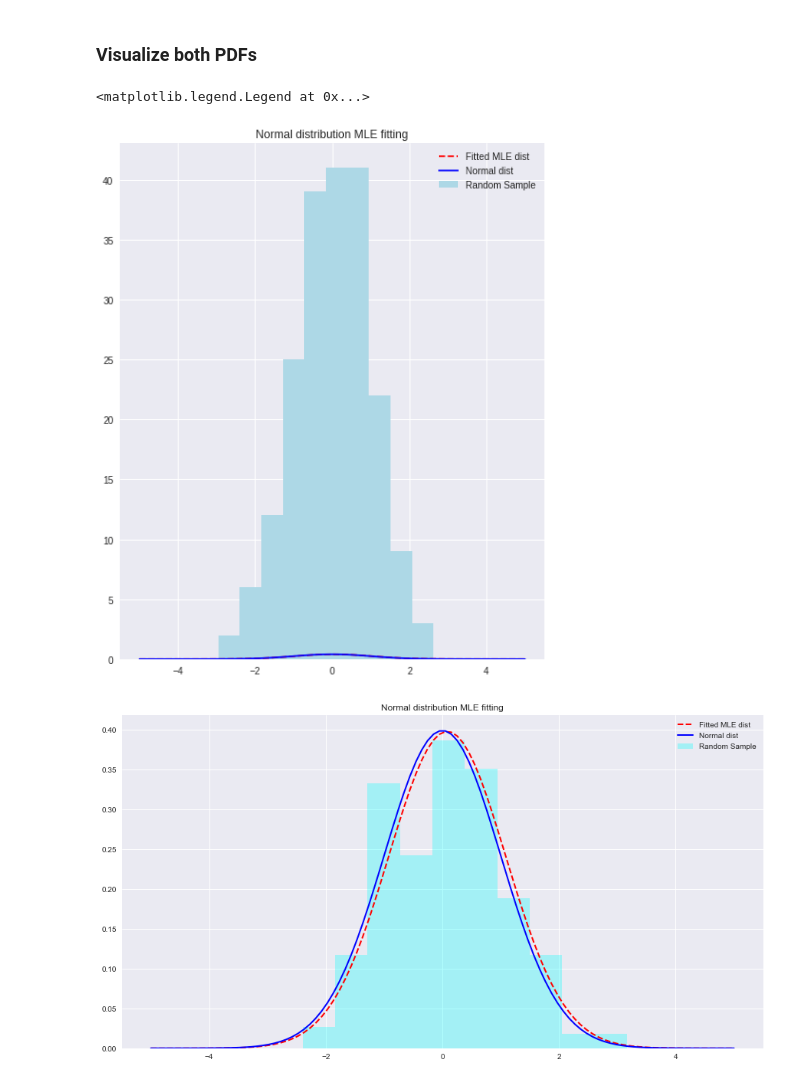
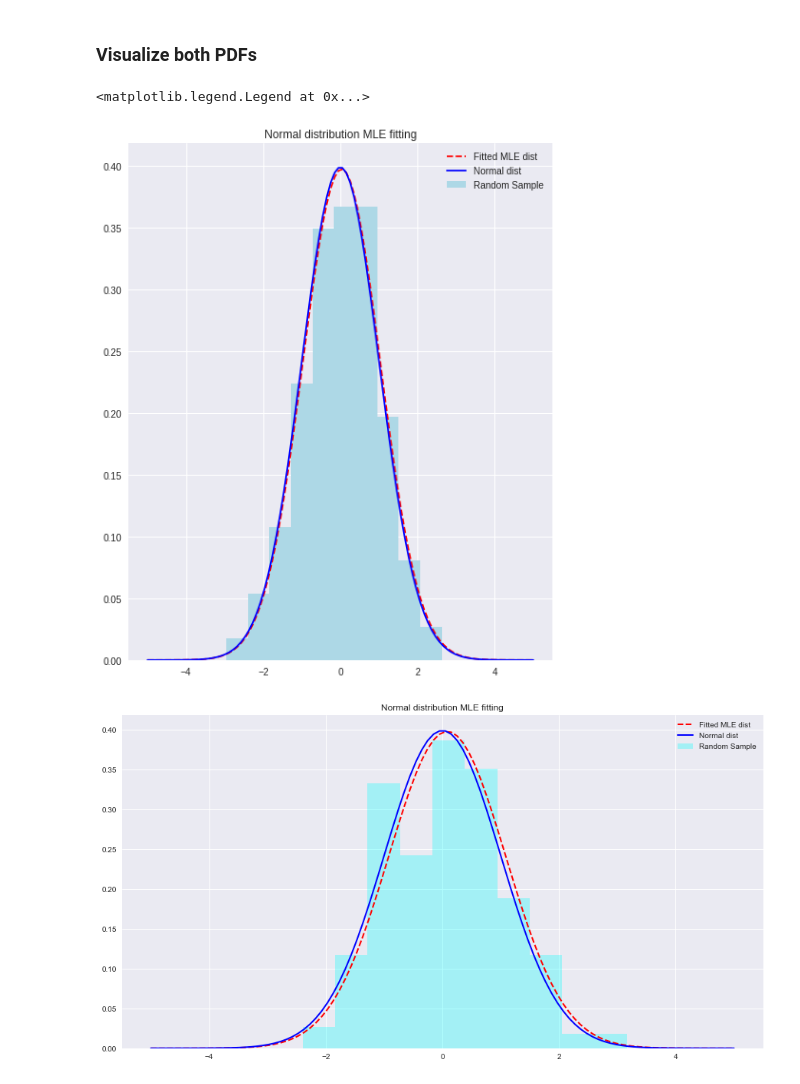
Before and after one commit to kayschulz/dsc-2-22-03-MLE-gaussian-lab-seattle-ds-career-040119, a Jupyter notebook: index.ipynb, the cells around one changed output. Cells and saved outputs as stored; diff of their text form; code cells hidden in the pictures.

```diff
--- a/index.ipynb
+++ b/index.ipynb
@@ -54,15 +54,15 @@ normal_pdf = norm.pdf(x=x, loc=0, scale=1)
 # %%
 # Your code here
 fig, ax = plt.subplots(figsize=(8,10))
 
 ax.plot(x, fitted_pdf, linestyle='--', color='red', label='Fitted MLE dist')
 ax.plot(x, normal_pdf, color='blue', label='Normal dist')
-ax.hist(sample, normedcolor='lightblue', label='Random Sample')
+ax.hist(sample, density=1, color='lightblue', label='Random Sample')
 ax.set_title('Normal distribution MLE fitting')
 ax.legend()
 # %% [output]
 <matplotlib.legend.Legend at 0x...>
-[figure, old version]
+[figure, new version]
 # %%
 # %% [output]
 [figure]
```
